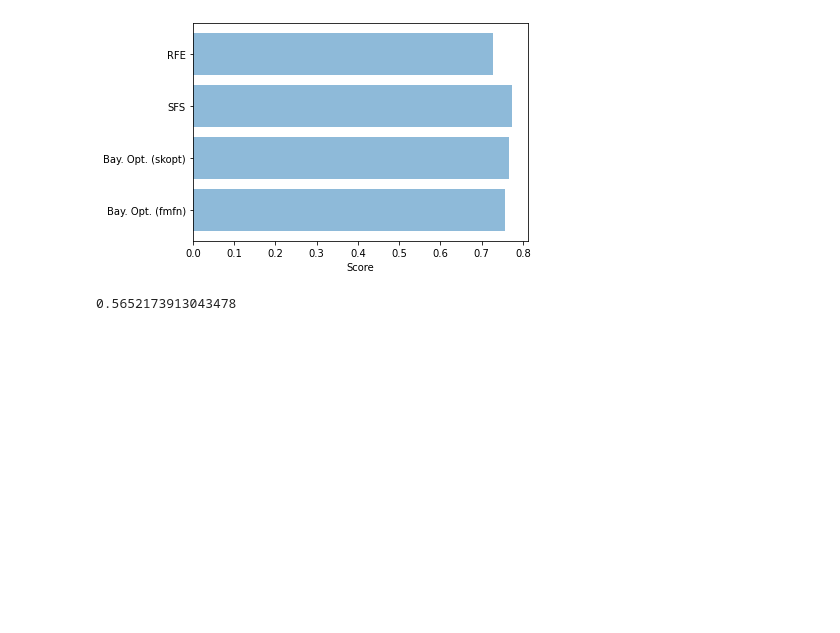
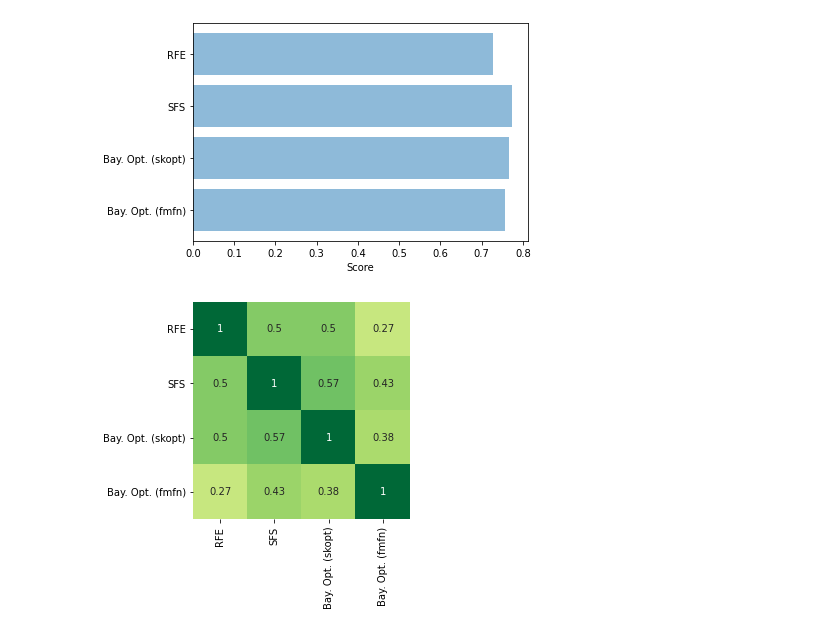
Before and after one commit to patrickehrler/meta-modelling-feature-selection, a Jupyter notebook: bayesian-optimization.ipynb, the cells around one changed output. Cells and saved outputs as stored; diff of their text form; code cells hidden in the pictures; blank space fills up the shorter version.

Commit message:
jaccard-coefficient heatmap to compare results

```diff
--- a/bayesian-optimization.ipynb
+++ b/bayesian-optimization.ipynb
@@ -392,7 +395,23 @@ plt.savefig('score_comparison.png', dpi=300, bbox_inches='tight')
 plt.show()
 # %% [output]
 [figure]
-# %%
-len(set(res_sfs).intersection(set(res_skopt))) / len(set(res_sfs).union(set(res_skopt)))
-# %% [output]
-0.5652173913043478
+# %%
+# calculate Jaccard-Coefficient
+res = [res_rfe, res_sfs, res_skopt, res_fmfn]
+similarity_matrix = [ [0]*len(res) for i in range(len(res))] # init two-dimensional array
+
+for i in range (len(matrix)):
+    for j in range (len(matrix[i])):
+        x = len(set(res[i]).intersection(set(res[j]))) / len(set(res[i]).union(set(res[j])))
+        similarity_matrix[i][j] = x
+
+# convert to pandas dataframe
+index = ['RFE', 'SFS', 'Bay. Opt. (skopt)', 'Bay. Opt. (fmfn)']
+similarity_dataframe = pd.DataFrame(similarity_matrix, index=index, columns=index)
+# %%
+# display heatmap for jaccard-coefficient
+svm = sns.heatmap(data=similarity_dataframe, vmin=-1, vmax=1, cmap='RdYlGn', annot=True, square=True, cbar=False)
+figure = svm.get_figure()
+figure.savefig('jaccard-coefficient-heatmap.png', dpi=300, bbox_inches='tight')
+# %% [output]
+[figure, added]
```
Also changed, not shown: parts of 4 cells of this notebook, 1 other file.
